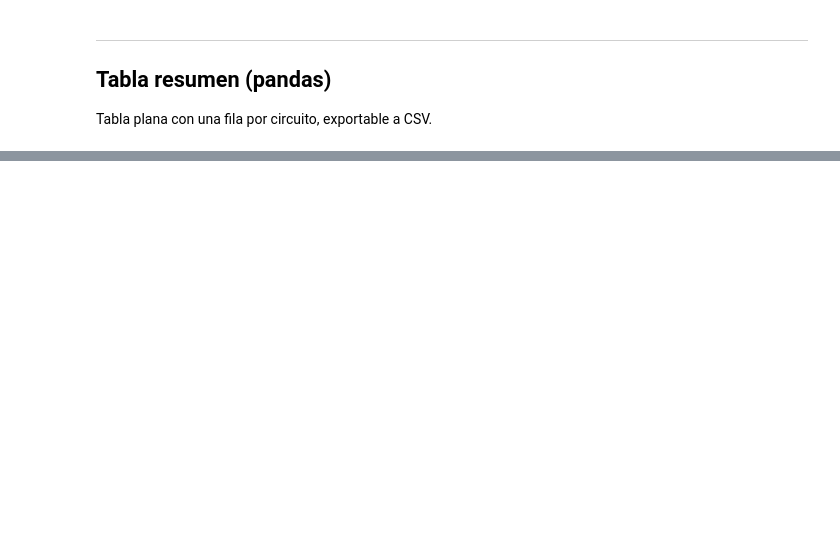
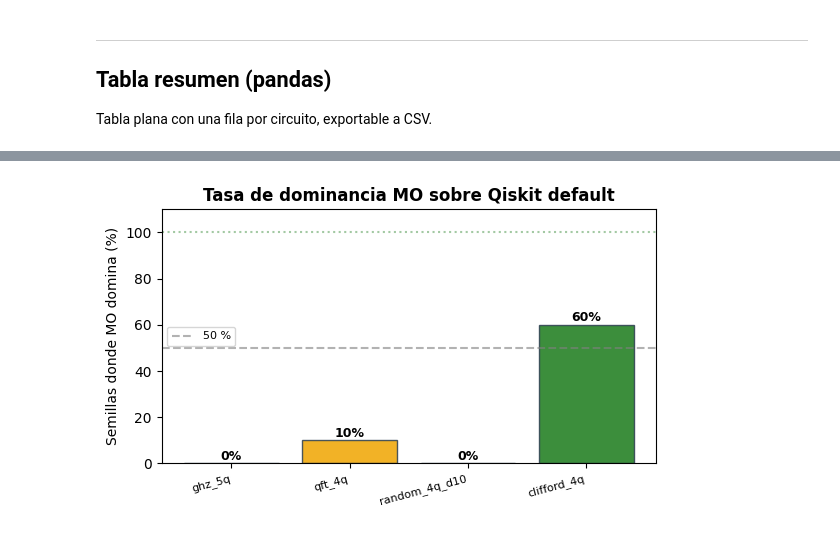
Before and after one commit to edugbau/TFG-AI-Quantum-Transpiler, a Jupyter notebook: notebooks/benchmark_ui.ipynb, the cells around one changed output, grey strips where cells are left out. Saved outputs shown, nothing was run; the diff lists cells and outputs as text; code cells hidden in the pictures; blank space fills up the shorter version.

```diff
--- a/notebooks/benchmark_ui.ipynb
+++ b/notebooks/benchmark_ui.ipynb
@@ -352,0 +612,76 @@ else:
+# %%
+# ──────────────────────────────────────────────────────────────────────
+#  Tasa de dominancia: % de semillas donde el MO domina al baseline
+# ──────────────────────────────────────────────────────────────────────
+if _last_results is None or _last_baseline is None:
+    print('⚠ Ejecuta primero el benchmark.')
+else:
+    OBJ_KEYS_DOM = ['depth', 'cnot_count']
+
+    def _dominates(F, bl_point):
+        """True si alguna fila de F domina débilmente al punto bl_point
+        (≤ en todos los objetivos, estrictamente < en al menos uno)."""
+        bl_vec = np.array([bl_point.get(k, float('inf')) for k in OBJ_KEYS_DOM])
+        weakly = np.all(F <= bl_vec[None, :], axis=1)
+        strictly = np.any(F < bl_vec[None, :], axis=1)
+        return bool(np.any(weakly & strictly))
+
+    print(f"{'Circuito':<15}  {'Seeds dom.':>10}  {'Total':>6}  {'Tasa':>8}  "
+          f"{'bl_depth':>10}  {'bl_cnot':>9}  {'comment'}")
+    print('─' * 80)
+
+    dom_rates = {}
+    for cname in _last_results.circuit_names:
+        runs = _last_results.runs_for_circuit(cname)
+        bl_dict = _last_baseline.get(cname, {})
+        dom_count = 0
+        total = 0
+        for run in runs:
+            F = run.result.pareto_fitness
+            if F is None or len(F) == 0:
+                continue
+            bl_pt = bl_dict.get(run.seed, {})
+            if not bl_pt:
+                continue
+            total += 1
+            if _dominates(F, bl_pt):
+                dom_count += 1
+        rate = dom_count / total * 100 if total > 0 else float('nan')
+        dom_rates[cname] = rate
+
+        bl_vals  = list(bl_dict.values())
+        bl_d_med = np.median([v['depth'] for v in bl_vals if v['depth'] != float('inf')]) if bl_vals else float('nan')
+        bl_c_med = np.median([v['cnot_count'] for v in bl_vals if v['cnot_count'] != float('inf')]) if bl_vals else float('nan')
+
+        if rate >= 50:
+            comment = '✓ MO supera Qiskit la mayoría de veces'
+        elif rate > 0:
+            comment = '△ MO domina en algunos seeds'
+        else:
+            comment = '✗ MO nunca domina — Qiskit ya es óptimo'
+
+        print(f'{cname:<15}  {dom_count:>10}  {total:>6}  {rate:>7.1f}%  '
+              f'{bl_d_med:>10.1f}  {bl_c_med:>9.1f}  {comment}')
+
+    # Visualización: tasa de dominancia por circuito
+    print()
+    if dom_rates:
+        fig, ax = plt.subplots(figsize=(max(4, len(dom_rates) * 1.2 + 1), 3.5))
+        cnames_d = list(dom_rates.keys())
+        rates_d  = [dom_rates[c] for c in cnames_d]
+        colors_d = ['#1a7a1a' if r >= 50 else ('#f0a500' if r > 0 else '#c0392b') for r in rates_d]
+        bars = ax.bar(cnames_d, rates_d, color=colors_d, edgecolor='#2c3e50', alpha=0.85)
+        ax.axhline(50, color='gray', linestyle='--', alpha=0.6, label='50 %')
+        ax.axhline(100, color='#1a7a1a', linestyle=':', alpha=0.4)
+        ax.set_ylim(0, 110)
+        ax.set_ylabel('Semillas donde MO domina (%)')
+        ax.set_title('Tasa de dominancia MO sobre Qiskit default', fontweight='bold')
+        ax.legend(fontsize=8)
+        for bar, v in zip(bars, rates_d):
+            ax.text(bar.get_x() + bar.get_width() / 2,
+                    bar.get_height() + 1.5,
+                    f'{v:.0f}%', ha='center', fontsize=9, fontweight='bold')
+        plt.setp(ax.get_xticklabels(), rotation=15, ha='right', fontsize=8)
+        plt.tight_layout()
+        plt.show()
+# %% [output]
@@ -352,0 +694 @@ else:
+[figure, added]
```
Also changed, not shown: parts of 11 cells of this notebook, 3 other files.
